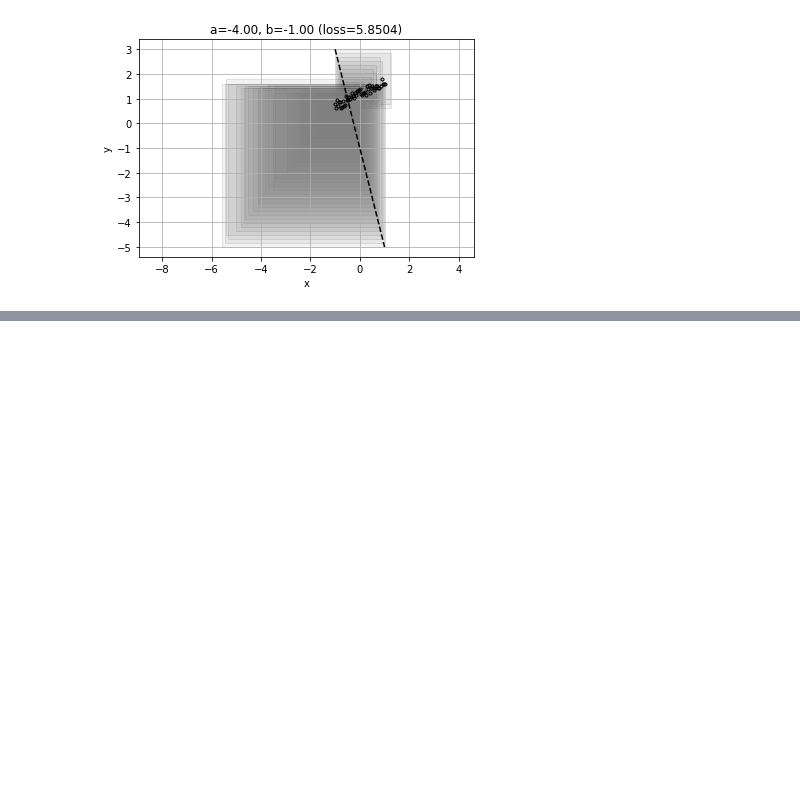
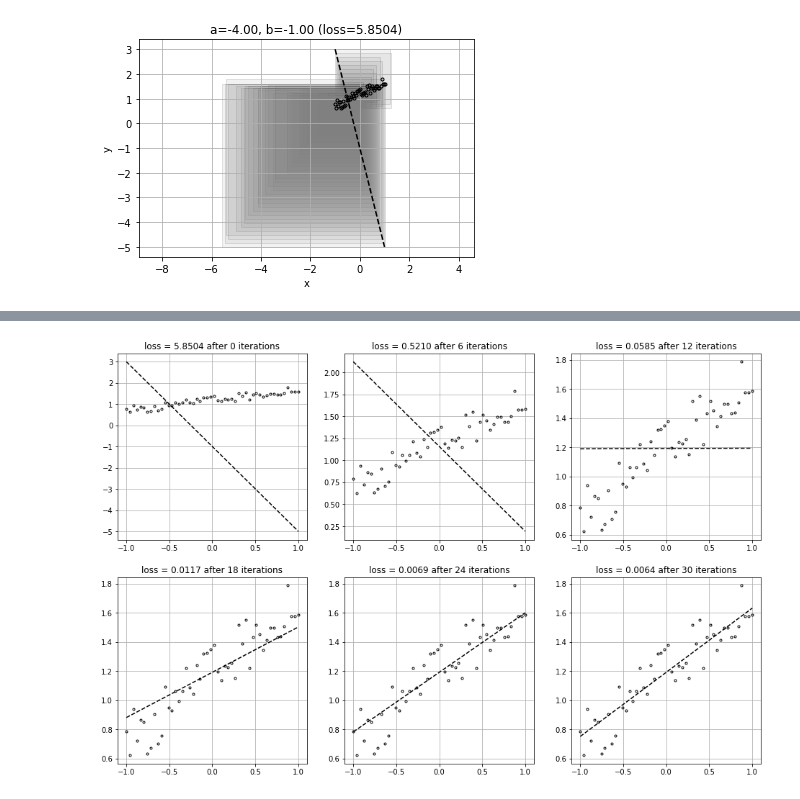
Before and after one commit to dw-shin/NA_notes, a Jupyter notebook: tensorflow2.ipynb, the cells around one changed output, grey strips where cells are left out. Cells and saved outputs as stored; diff of their text form; code cells hidden in the pictures; blank space fills up the shorter version.

```diff
--- a/tensorflow2.ipynb
+++ b/tensorflow2.ipynb
@@ -788,0 +820,16 @@ def steepest_descent_twod(func,gradx,grady,
+# %%
+plt.figure(figsize=(16,9))
+k = 1
+for i in range(0,31,6):
+    plt.subplot(2,3,k)
+    plt.subplots_adjust(bottom=0)
+    plt.plot(x_train,y_train,'.k',
+             markerfacecolor='none')
+    plt.plot(x_train, paths[0,i]*x_train
+             + paths[1, i],'k--')
+    plt.grid()
+    plt.title('loss = {:5.4f} after {:d} iterations'.format(fval_paths[i],i))
+    k+=1
+plt.show()
+# %% [output]
+[figure, added]
```
Also changed, not shown: parts of 4 cells of this notebook, 2 other files.
